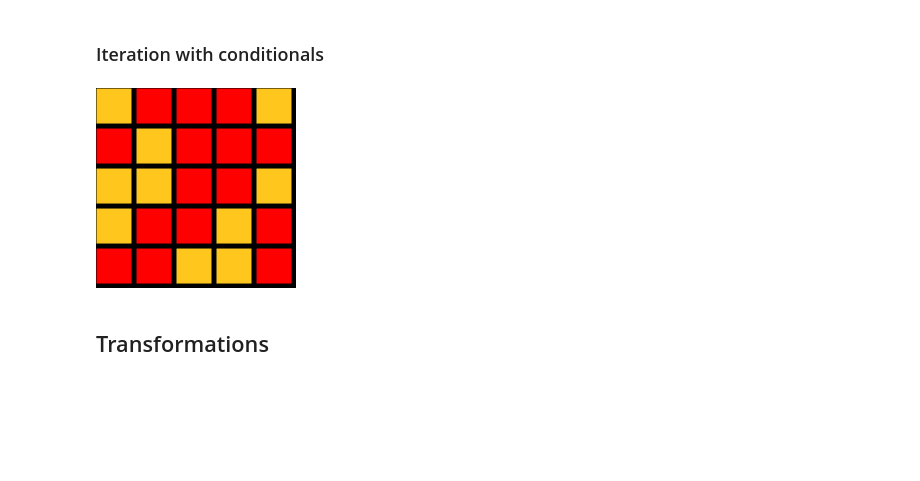
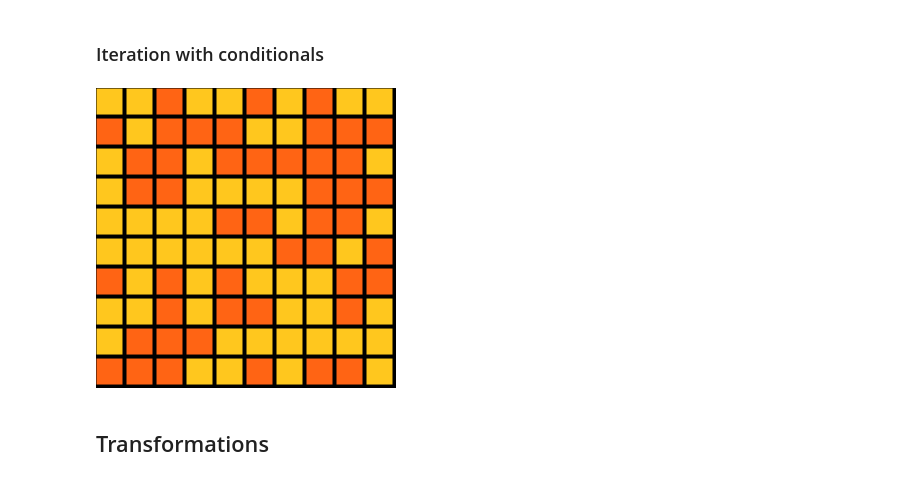
Before and after one commit to Mtj2042/generative_drawing, a Jupyter notebook: weekly/week3/week3_controlflow_and_transformations.ipynb, the cells around one changed output. Cells and saved outputs as stored; diff of their text form; code cells hidden in the pictures; blank space fills up the shorter version.

```diff
--- a/weekly/week3/week3_controlflow_and_transformations.ipynb
+++ b/weekly/week3/week3_controlflow_and_transformations.ipynb
@@ -165,24 +168,24 @@ Generally, `while` loops are not recommended in most situations, since it is eas
 # %% [markdown]
 ### Iteration with conditionals
 # %%
-create_canvas(200, 200)
+create_canvas(300, 300)
 background(0)
 
-num_rows = 5
-num_cols = 5
+num_rows = 10
+num_cols = 10
 x_spacing = width / num_cols
 y_spacing = height / num_rows
 
 for i in range(num_rows): # Each row
     for j in range(num_cols): # Each column
         if random() < 0.5:
             fill(255, 199, 30)
         else:
-            fill(255, 0, 0)
+            fill(255, 100, 20)
         rect(j*x_spacing, i*y_spacing, x_spacing*0.9, y_spacing*0.9)
 show()
 # %% [output]
-[figure, old version]
+[figure, new version]
 # %% [markdown]
 ## Transformations
 # %% [markdown]
```
Also changed, not shown: parts of 14 cells of this notebook, 16 other files.
